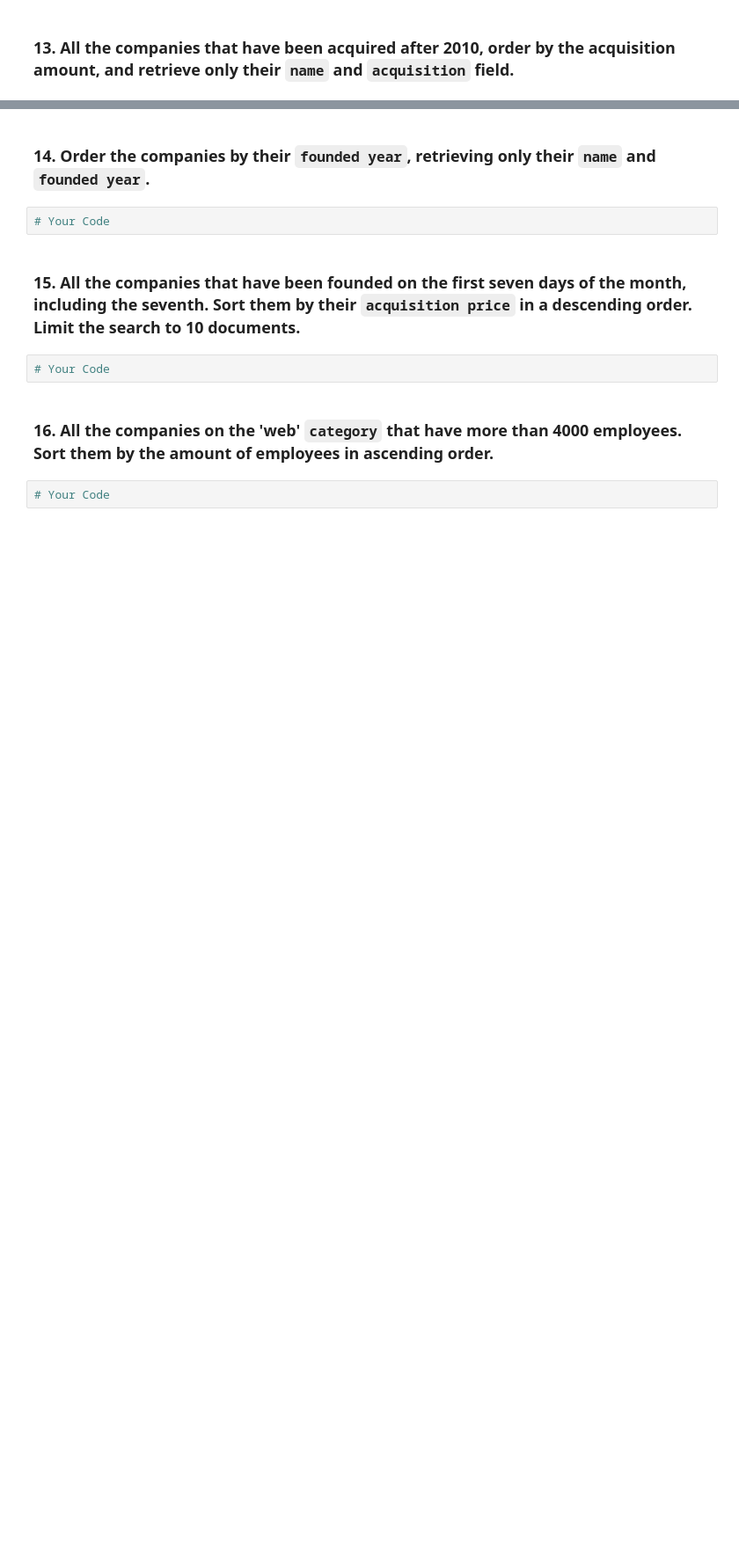
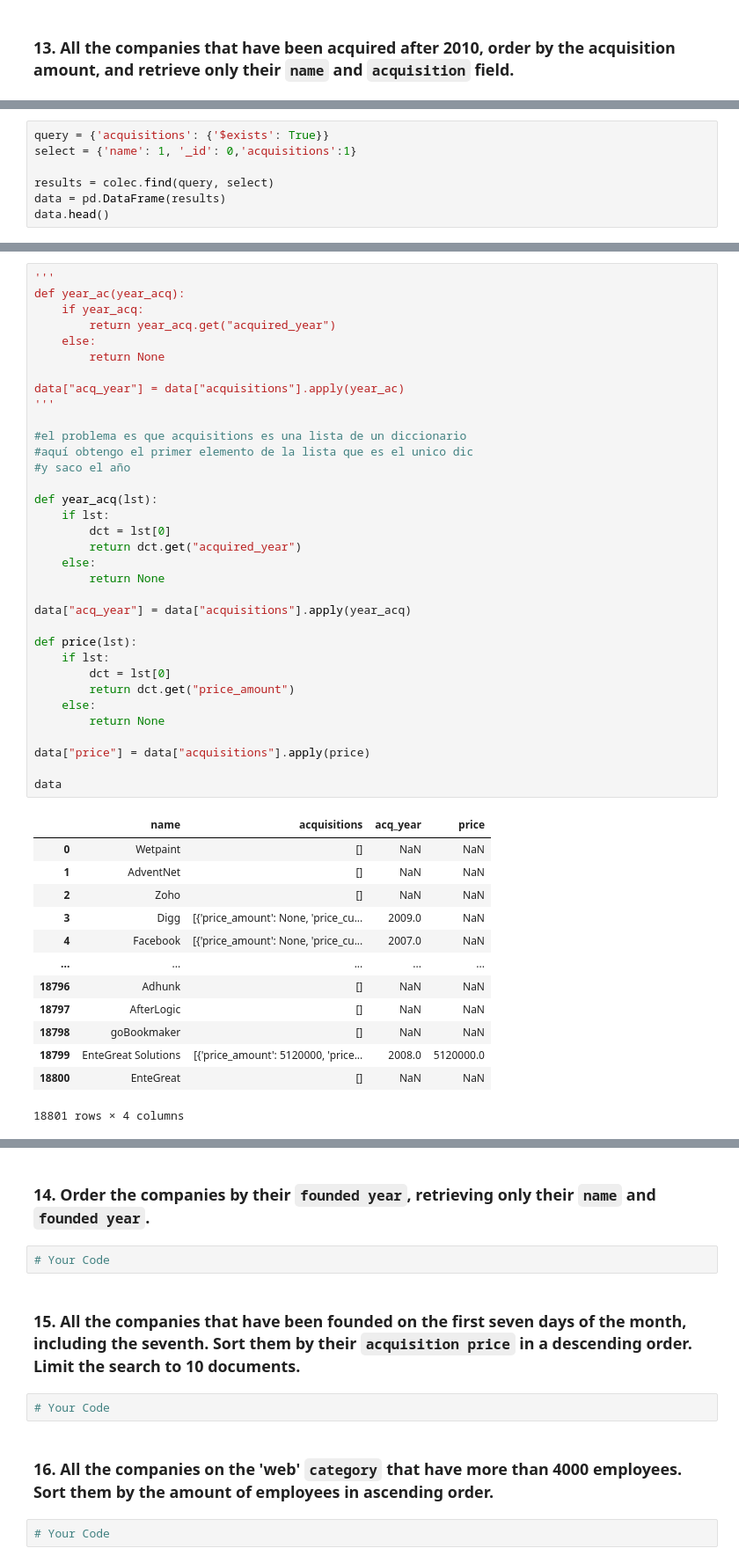
Before and after one commit to Ironhack-Data-Madrid-Abril-2023/3.4-lab_mongo, a Jupyter notebook: your_code/main.ipynb, the cells around one changed output, grey strips where cells are left out. Shown at 88% size. Saved outputs shown, nothing was run; the diff lists cells and outputs as text; blank space fills up the shorter version.

Commit message:
acquisitions dando problemas

```diff
--- a/your_code/main.ipynb
+++ b/your_code/main.ipynb
@@ -224,0 +294,7 @@ df.head()
+# %%
+query = {'acquisitions': {'$exists': True}}
+select = {'name': 1, '_id': 0,'acquisitions':1}
+
+results = colec.find(query, select)
+data = pd.DataFrame(results)
+data.head()
@@ -224,0 +308,48 @@ df.head()
+# %%
+'''
+def year_ac(year_acq):
+    if year_acq:
+        return year_acq.get("acquired_year")
+    else:
+        return None
+
+data["acq_year"] = data["acquisitions"].apply(year_ac)
+'''
+
+#el problema es que acquisitions es una lista de un diccionario
+#aquí obtengo el primer elemento de la lista que es el unico dic
+#y saco el año
+
+def year_acq(lst):
+    if lst:
+        dct = lst[0]
+        return dct.get("acquired_year")
+    else:
+        return None
+
+data["acq_year"] = data["acquisitions"].apply(year_acq)
+
+def price(lst):
+    if lst:
+        dct = lst[0]
+        return dct.get("price_amount")
+    else:
+        return None
+
+data["price"] = data["acquisitions"].apply(price)
+
+data
+# %% [output]
+|  | name | acquisitions | acq_year | price |
+| 0 | Wetpaint | [] | NaN | NaN |
+| 1 | AdventNet | [] | NaN | NaN |
+| 2 | Zoho | [] | NaN | NaN |
+| 3 | Digg | [{'price_amount': None, 'price_cu... | 2009.0 | NaN |
+| 4 | Facebook | [{'price_amount': None, 'price_cu... | 2007.0 | NaN |
+| ... | ... | ... | ... | ... |
+| 18796 | Adhunk | [] | NaN | NaN |
+| 18797 | AfterLogic | [] | NaN | NaN |
+| 18798 | goBookmaker | [] | NaN | NaN |
+| 18799 | EnteGreat Solutions | [{'price_amount': 5120000, 'price... | 2008.0 | 5120000.0 |
+| 18800 | EnteGreat | [] | NaN | NaN |
+18801 rows × 4 columns
```
Also changed, not shown: parts of 11 cells of this notebook.
